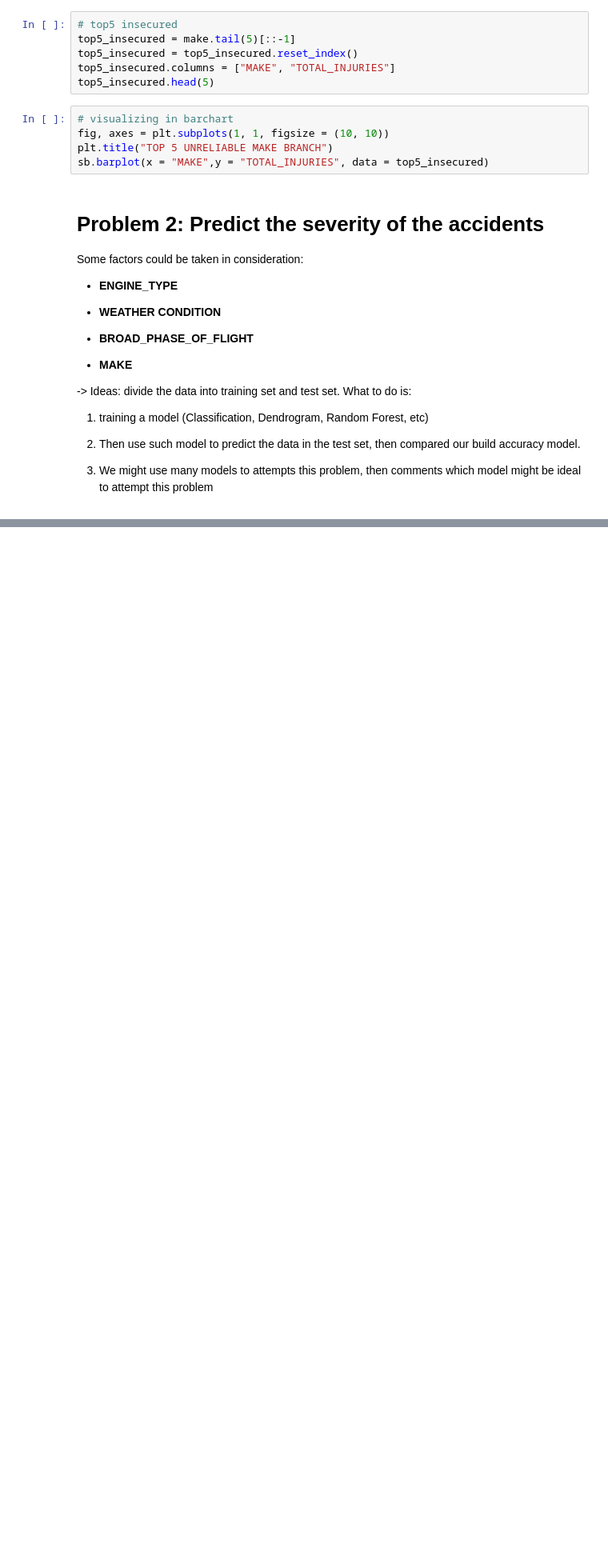
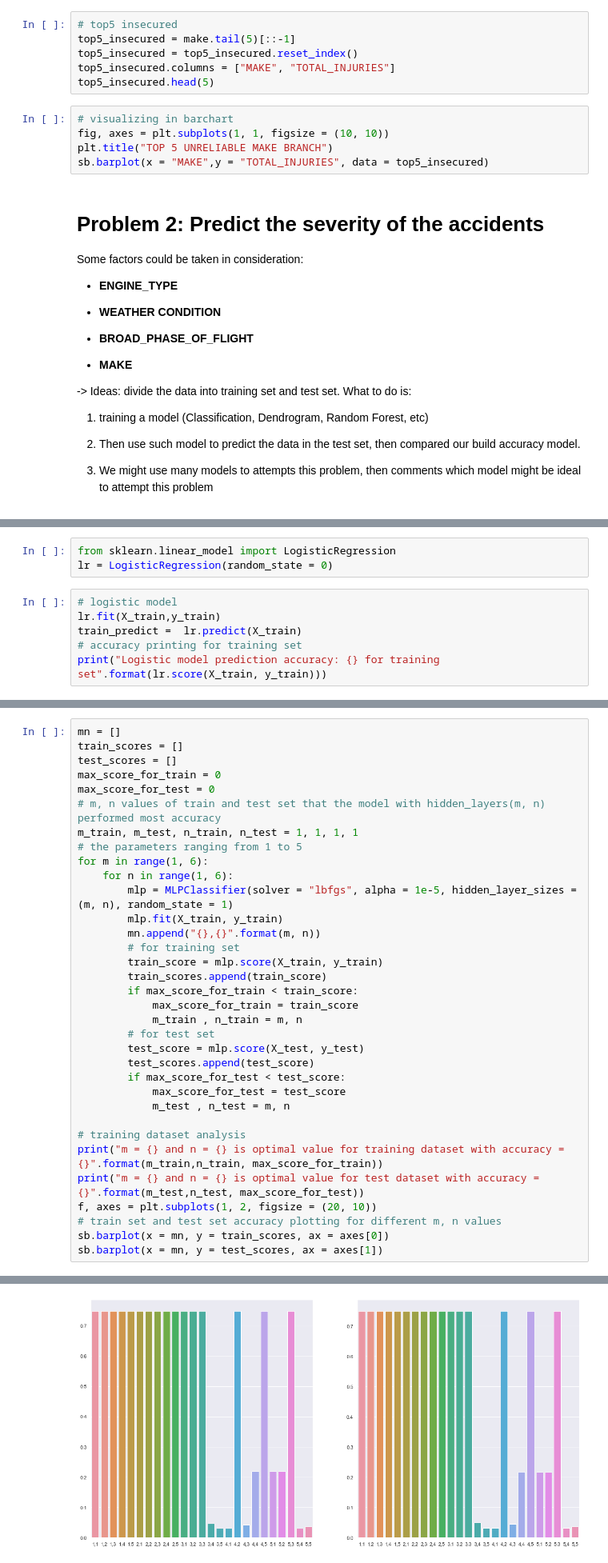
Before and after one commit to saobangmath/CZ1015---Miniproject, a Jupyter notebook: Miniproject.ipynb, the cells around one changed output, grey strips where cells are left out. Shown: that part at 80% size. Cells and saved outputs as stored; diff of their text form; blank space fills up the shorter version.

```diff
--- a/Miniproject.ipynb
+++ b/Miniproject.ipynb
@@ -351,0 +385,9 @@ What to do is:
+# %%
+from sklearn.linear_model import LogisticRegression
+lr = LogisticRegression(random_state = 0)
+# %%
+# logistic model
+lr.fit(X_train,y_train)
+train_predict =  lr.predict(X_train)
+# accuracy printing for training set
+print("Logistic model prediction accuracy: {} for training set".format(lr.score(X_train, y_train)))
@@ -351,0 +412,35 @@ What to do is:
+# %%
+mn = []
+train_scores = []
+test_scores = []
+max_score_for_train = 0
+max_score_for_test = 0
+# m, n values of train and test set that the model with hidden_layers(m, n) performed most accuracy
+m_train, m_test, n_train, n_test = 1, 1, 1, 1
+# the parameters ranging from 1 to 5
+for m in range(1, 6):
+    for n in range(1, 6):
+        mlp = MLPClassifier(solver = "lbfgs", alpha = 1e-5, hidden_layer_sizes = (m, n), random_state = 1)
+        mlp.fit(X_train, y_train)
+        mn.append("{},{}".format(m, n))
+        # for training set
+        train_score = mlp.score(X_train, y_train)
+        train_scores.append(train_score)
+        if max_score_for_train < train_score:
+            max_score_for_train = train_score
+            m_train , n_train = m, n
+        # for test set
+        test_score = mlp.score(X_test, y_test)
+        test_scores.append(test_score)
+        if max_score_for_test < test_score:
+            max_score_for_test = test_score
+            m_test , n_test = m, n
+
+# training dataset analysis
+print("m = {} and n = {} is optimal value for training dataset with accuracy = {}".format(m_train,n_train, max_score_for_train))
+print("m = {} and n = {} is optimal value for test dataset with accuracy = {}".format(m_test,n_test, max_score_for_test))
+f, axes = plt.subplots(1, 2, figsize = (20, 10))
+# train set and test set accuracy plotting for different m, n values
+sb.barplot(x = mn, y = train_scores, ax = axes[0])
+sb.barplot(x = mn, y = test_scores, ax = axes[1])
+# %% [output]
@@ -351,0 +450 @@ What to do is:
+[figure, added]
```
Also changed, not shown: parts of 15 cells of this notebook.
